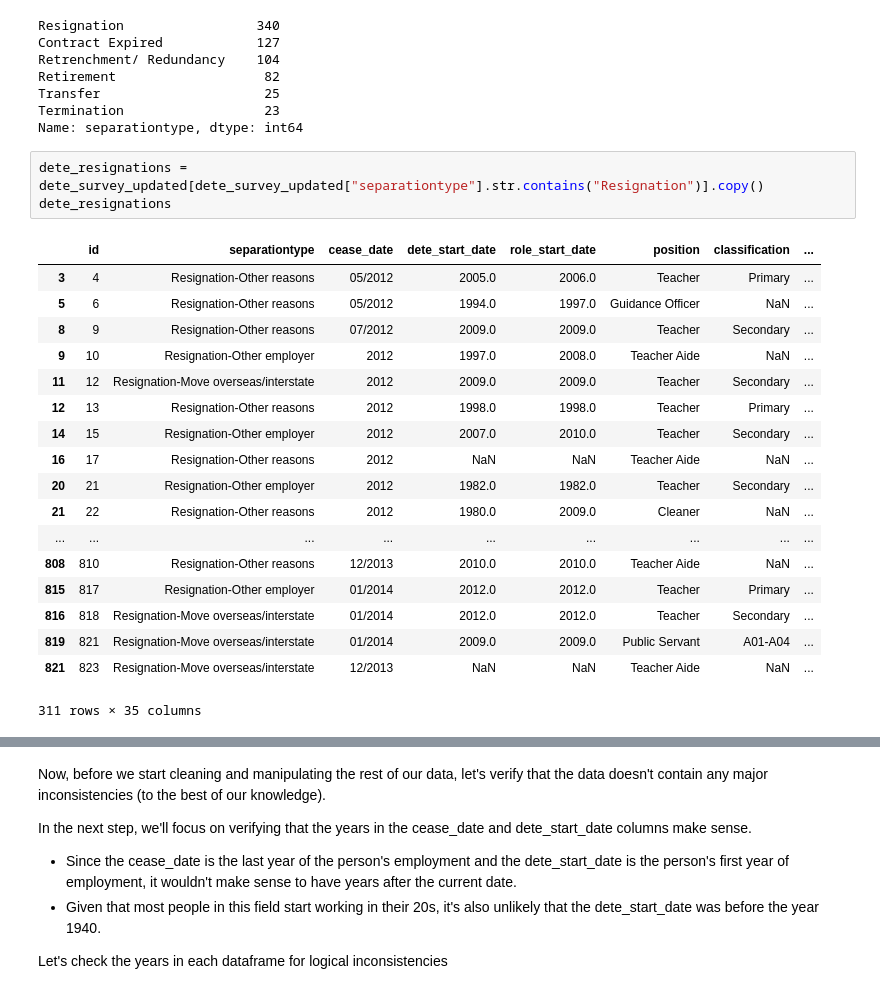
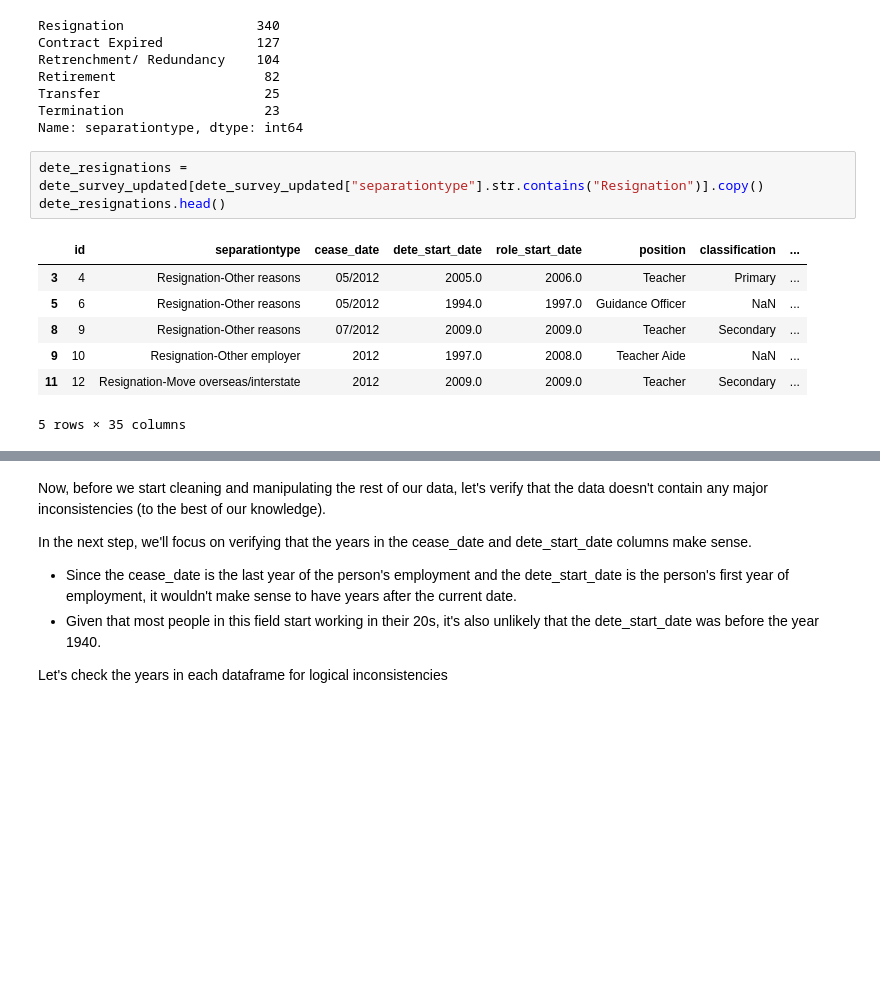
Before and after one commit to eugene-petrash/employees-resigning, a Jupyter notebook: main.ipynb, the cells around one changed output, grey strips where cells are left out. Cells and saved outputs as stored; diff of their text form; blank space fills up the shorter version.

```diff
--- a/main.ipynb
+++ b/main.ipynb
@@ -306,25 +306,14 @@ Termination                  23
 Name: separationtype, dtype: int64
 # %%
 dete_resignations = dete_survey_updated[dete_survey_updated["separationtype"].str.contains("Resignation")].copy()
-dete_resignations
+dete_resignations.head()
 # %% [output]
 |  | id | separationtype | cease_date | dete_start_date | role_start_date | position | classification | ... |
 | 3 | 4 | Resignation-Other reasons | 05/2012 | 2005.0 | 2006.0 | Teacher | Primary | ... |
 | 5 | 6 | Resignation-Other reasons | 05/2012 | 1994.0 | 1997.0 | Guidance Officer | NaN | ... |
 | 8 | 9 | Resignation-Other reasons | 07/2012 | 2009.0 | 2009.0 | Teacher | Secondary | ... |
 | 9 | 10 | Resignation-Other employer | 2012 | 1997.0 | 2008.0 | Teacher Aide | NaN | ... |
 | 11 | 12 | Resignation-Move overseas/interstate | 2012 | 2009.0 | 2009.0 | Teacher | Secondary | ... |
-| 12 | 13 | Resignation-Other reasons | 2012 | 1998.0 | 1998.0 | Teacher | Primary | ... |
-| 14 | 15 | Resignation-Other employer | 2012 | 2007.0 | 2010.0 | Teacher | Secondary | ... |
-| 16 | 17 | Resignation-Other reasons | 2012 | NaN | NaN | Teacher Aide | NaN | ... |
-| 20 | 21 | Resignation-Other employer | 2012 | 1982.0 | 1982.0 | Teacher | Secondary | ... |
-| 21 | 22 | Resignation-Other reasons | 2012 | 1980.0 | 2009.0 | Cleaner | NaN | ... |
-| ... | ... | ... | ... | ... | ... | ... | ... | ... |
-| 808 | 810 | Resignation-Other reasons | 12/2013 | 2010.0 | 2010.0 | Teacher Aide | NaN | ... |
-| 815 | 817 | Resignation-Other employer | 01/2014 | 2012.0 | 2012.0 | Teacher | Primary | ... |
-| 816 | 818 | Resignation-Move overseas/interstate | 01/2014 | 2012.0 | 2012.0 | Teacher | Secondary | ... |
-| 819 | 821 | Resignation-Move overseas/interstate | 01/2014 | 2009.0 | 2009.0 | Public Servant | A01-A04 | ... |
-| 821 | 823 | Resignation-Move overseas/interstate | 12/2013 | NaN | NaN | Teacher Aide | NaN | ... |
-311 rows × 35 columns
+5 rows × 35 columns
 # %%
 tafe_resignations = tafe_survey_updated[tafe_survey_updated["separationtype"].str.contains("Resignation", na=False)].copy()
```
Also changed, not shown: parts of 1 cell of this notebook.
